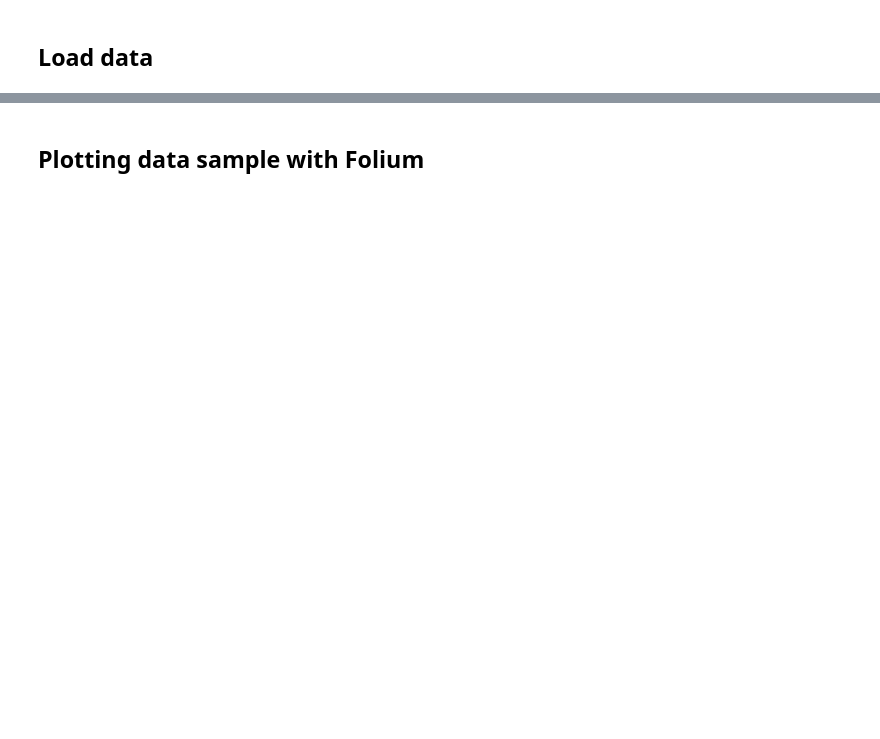
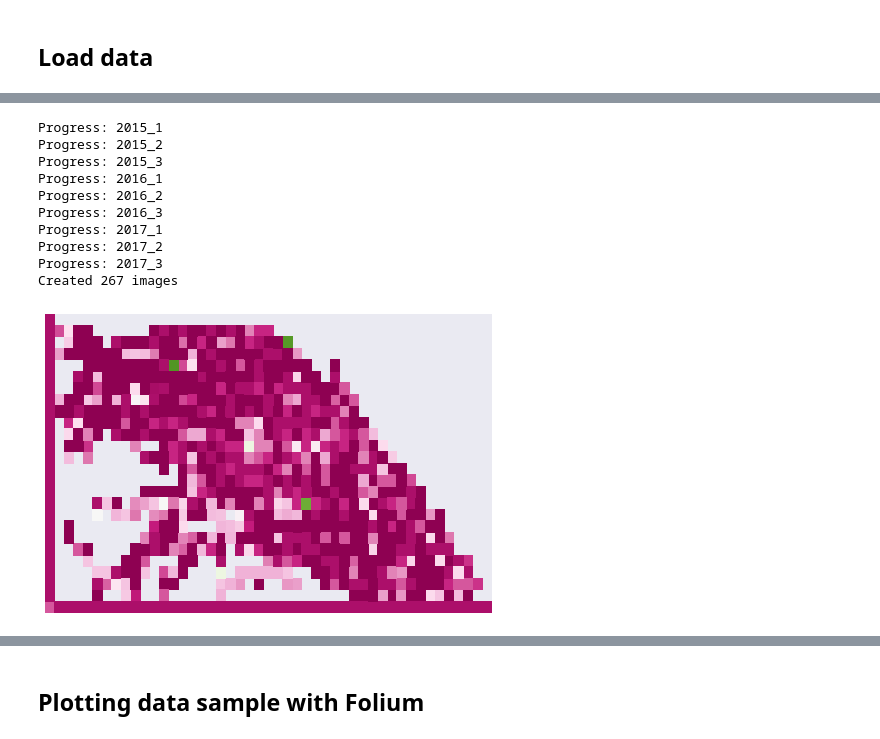
Before and after one commit to Giffy/AI_Mobile-footprint_AIBCN, a Jupyter notebook: 3_Dataset_creation.ipynb, the cells around one changed output, grey strips where cells are left out. Cells and saved outputs as stored; diff of their text form; code cells hidden in the pictures; blank space fills up the shorter version.

```diff
--- a/3_Dataset_creation.ipynb
+++ b/3_Dataset_creation.ipynb
@@ -10,7 +14,7 @@ Creation of mobile phone density images of Barcelona
 # Download previously cleaned data from 'Github'
 !pip install wget
 import wget
-url = 'https://raw.githubusercontent.com/Giffy/Mobility_AIBCN/master/dataset/coverageCat.tar.gz'
+url = 'https://raw.githubusercontent.com/Giffy/Mobility_AIBCN/master/dataset/coverageCatv4.tar.gz'
 try:
   filename = wget.download(url)
   print ( 'Dataset downloaded successfully.')
@@ -127,0 +138,15 @@ for year in years:
+# %%
+manana = [7,8,9]
+generate_images ( manana )
+# %% [output]
+Progress: 2015_1
+Progress: 2015_2
+Progress: 2015_3
+Progress: 2016_1
+Progress: 2016_2
+Progress: 2016_3
+Progress: 2017_1
+Progress: 2017_2
+Progress: 2017_3
+Created 267 images
+[figure, added]
```
Also changed, not shown: parts of 19 cells of this notebook.
